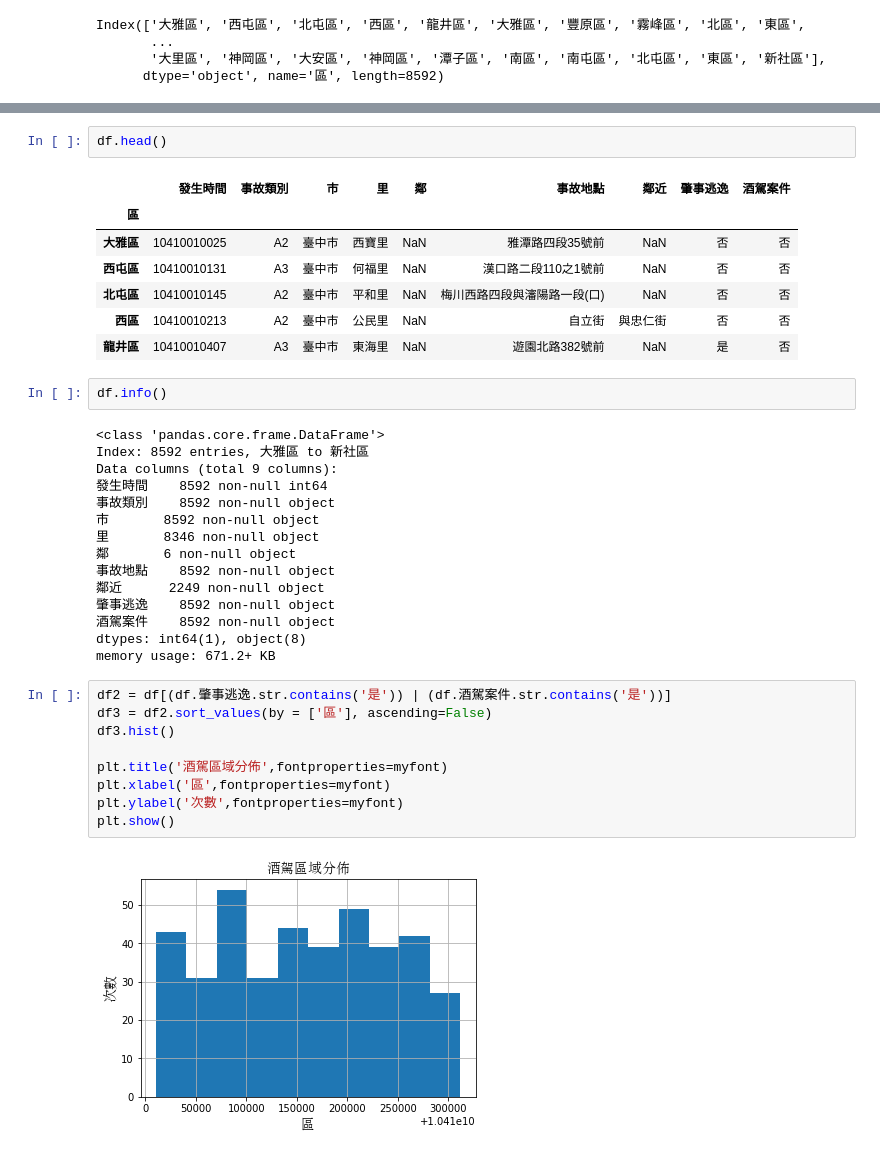
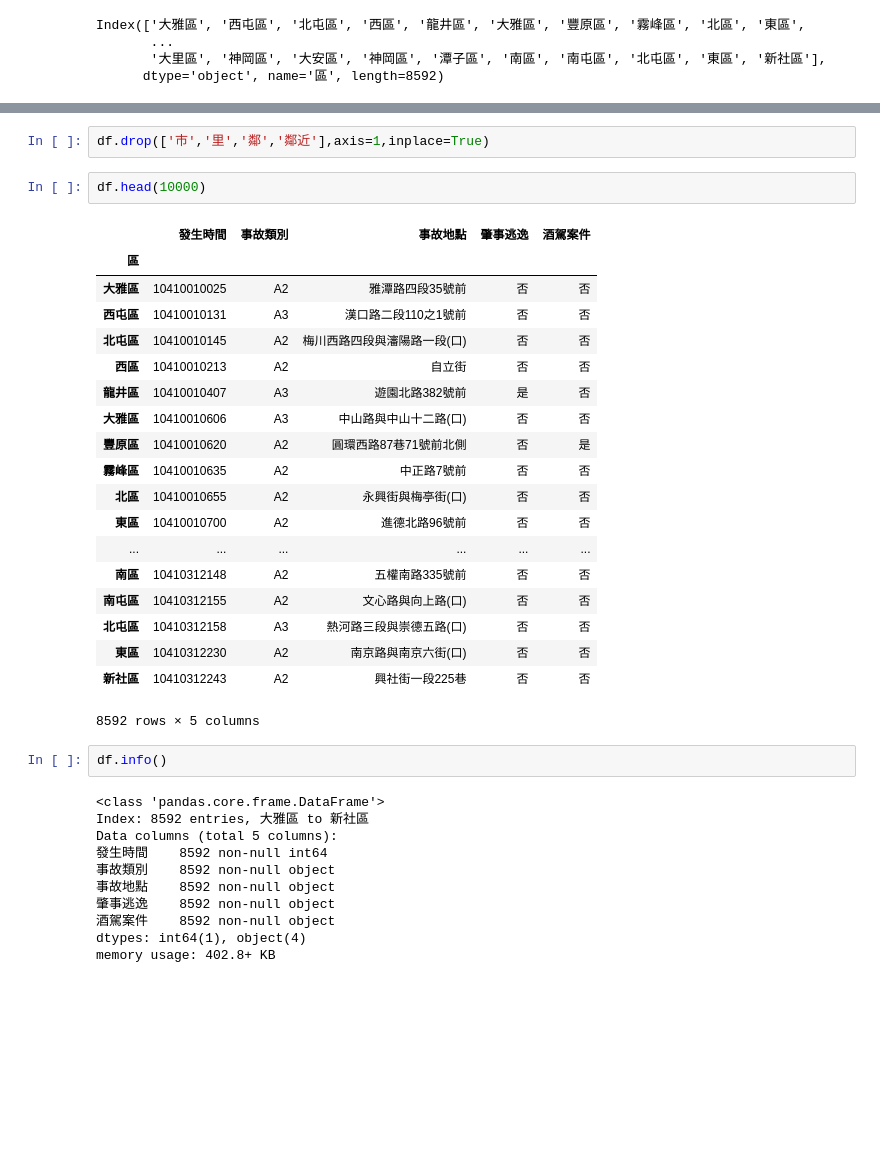
Before and after one commit to ChiDavid/ChiDavidPython, a Jupyter notebook: [NCTS]_Homework_Q5-1_DavidChi.ipynb, the cells around one changed output, grey strips where cells are left out. Drawn from its saved outputs; the diff is of its cells as text; blank space fills up the shorter version.

```diff
--- a/[NCTS]_Homework_Q5-1_DavidChi.ipynb
+++ b/[NCTS]_Homework_Q5-1_DavidChi.ipynb
@@ -23,38 +47,37 @@ Index(['大雅區', '西屯區', '北屯區', '西區', '龍井區', '大雅區'
+# %%
+df.drop(['市','里','鄰','鄰近'],axis=1,inplace=True)
 # %%
-df.head()
+df.head(10000)
 # %% [output]
-|  | 發生時間 | 事故類別 | 市 | 里 | 鄰 | 事故地點 | 鄰近 | 肇事逃逸 | 酒駕案件 |
-| 區 |  |  |  |  |  |  |  |  |  |
-| 大雅區 | 10410010025 | A2 | 臺中市 | 西寶里 | NaN | 雅潭路四段35號前 | NaN | 否 | 否 |
-| 西屯區 | 10410010131 | A3 | 臺中市 | 何福里 | NaN | 漢口路二段110之1號前 | NaN | 否 | 否 |
-| 北屯區 | 10410010145 | A2 | 臺中市 | 平和里 | NaN | 梅川西路四段與瀋陽路一段(口) | NaN | 否 | 否 |
-| 西區 | 10410010213 | A2 | 臺中市 | 公民里 | NaN | 自立街 | 與忠仁街 | 否 | 否 |
-| 龍井區 | 10410010407 | A3 | 臺中市 | 東海里 | NaN | 遊園北路382號前 | NaN | 是 | 否 |
+|  | 發生時間 | 事故類別 | 事故地點 | 肇事逃逸 | 酒駕案件 |
+| 區 |  |  |  |  |  |
+| 大雅區 | 10410010025 | A2 | 雅潭路四段35號前 | 否 | 否 |
+| 西屯區 | 10410010131 | A3 | 漢口路二段110之1號前 | 否 | 否 |
+| 北屯區 | 10410010145 | A2 | 梅川西路四段與瀋陽路一段(口) | 否 | 否 |
+| 西區 | 10410010213 | A2 | 自立街 | 否 | 否 |
+| 龍井區 | 10410010407 | A3 | 遊園北路382號前 | 是 | 否 |
+| 大雅區 | 10410010606 | A3 | 中山路與中山十二路(口) | 否 | 否 |
+| 豐原區 | 10410010620 | A2 | 圓環西路87巷71號前北側 | 否 | 是 |
+| 霧峰區 | 10410010635 | A2 | 中正路7號前 | 否 | 否 |
+| 北區 | 10410010655 | A2 | 永興街與梅亭街(口) | 否 | 否 |
+| 東區 | 10410010700 | A2 | 進德北路96號前 | 否 | 否 |
+| ... | ... | ... | ... | ... | ... |
+| 南區 | 10410312148 | A2 | 五權南路335號前 | 否 | 否 |
+| 南屯區 | 10410312155 | A2 | 文心路與向上路(口) | 否 | 否 |
+| 北屯區 | 10410312158 | A3 | 熱河路三段與崇德五路(口) | 否 | 否 |
+| 東區 | 10410312230 | A2 | 南京路與南京六街(口) | 否 | 否 |
+| 新社區 | 10410312243 | A2 | 興社街一段225巷 | 否 | 否 |
+8592 rows × 5 columns
 # %%
 df.info()
 # %% [output]
 <class 'pandas.core.frame.DataFrame'>
 Index: 8592 entries, 大雅區 to 新社區
-Data columns (total 9 columns):
+Data columns (total 5 columns):
 發生時間    8592 non-null int64
 事故類別    8592 non-null object
-市       8592 non-null object
-里       8346 non-null object
-鄰       6 non-null object
 事故地點    8592 non-null object
-鄰近      2249 non-null object
 肇事逃逸    8592 non-null object
 酒駕案件    8592 non-null object
-dtypes: int64(1), object(8)
-memory usage: 671.2+ KB
+dtypes: int64(1), object(4)
+memory usage: 402.8+ KB
-# %%
-df2 = df[(df.肇事逃逸.str.contains('是')) | (df.酒駕案件.str.contains('是'))]
-df3 = df2.sort_values(by = ['區'], ascending=False)
-df3.hist()
-
-plt.title('酒駕區域分佈',fontproperties=myfont)
-plt.xlabel('區',fontproperties=myfont)
-plt.ylabel('次數',fontproperties=myfont)
-plt.show()
-# %% [output]
-[figure, removed]
```
Also changed, not shown: parts of 5 cells of this notebook.
